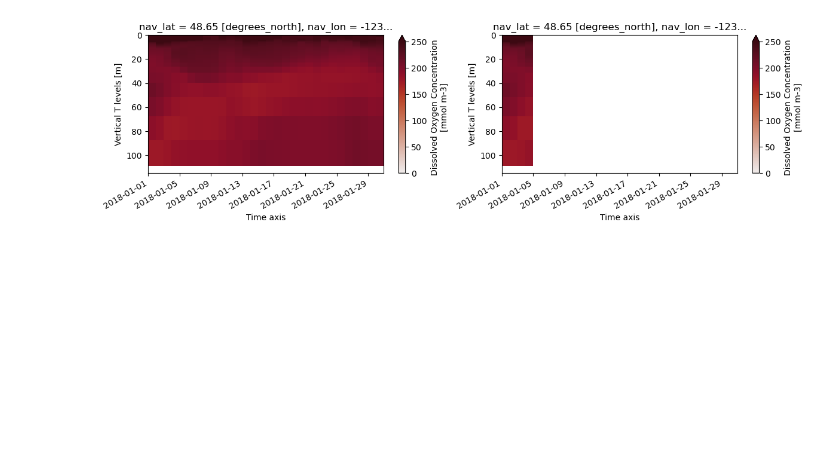
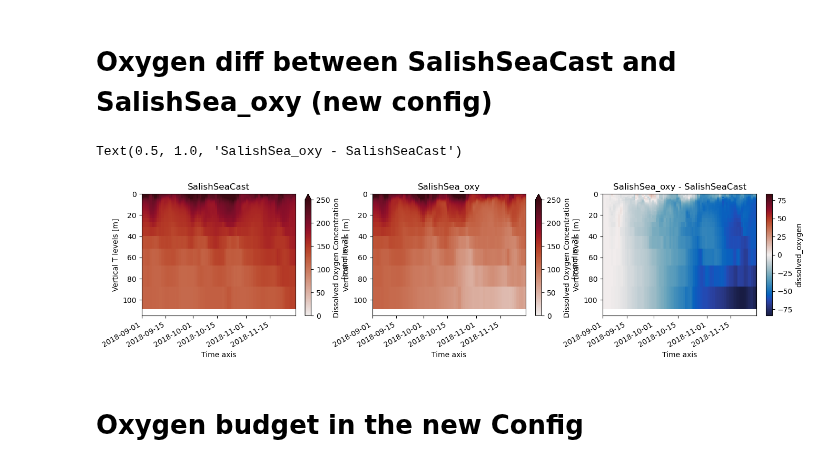
Before and after one commit to SalishSeaCast/analysis-abdoul, a Jupyter notebook: notebooks/salishsea_oxy/tests_salishsea_oxy_diag.ipynb, the cells around one changed output. Drawn from its saved outputs; the diff is of its cells as text; code cells hidden in the pictures; blank space fills up the shorter version.

Commit message:
DO budget in the new Config (SalishSea_oxy) - test

```diff
--- a/notebooks/salishsea_oxy/tests_salishsea_oxy_diag.ipynb
+++ b/notebooks/salishsea_oxy/tests_salishsea_oxy_diag.ipynb
@@ -25,12 +25,16 @@ lonSI2 = -123.44
 latSI1 = 48.5
 latSI2 = 48.695
 # %%
-# dataframe
-df_chemold = xr.open_dataset('/data/atall/MEOPAR/SalishSeaCast/results/daily/SalishSea_1d_201809_chem_T.nc')
-df_chemnewox = xr.open_dataset('/ocean/atall/MOAD/Model/runs/salishsea_oxy/SalishSea_1d_20180901_20181130_chem_T.nc')
-df_diagnew = xr.open_dataset('/ocean/atall/MOAD/Model/runs/salishsea_oxy/SalishSea_1d_20180901_20181130_diag_T.nc')
-df_chemnewox2 = xr.open_dataset('/ocean/atall/MOAD/Model/runs/salishsea_oxy/01_10sep18/SalishSea_1d_20180901_20180910_chem_T.nc')
-df_diagnew2 = xr.open_dataset('/ocean/atall/MOAD/Model/runs/salishsea_oxy/01_10sep18/SalishSea_1d_20180901_20180910_diag_T.nc')
+# sep-nov 2018 SalishSeaCast config
+df_chemold = xr.open_dataset('/data/atall/MEOPAR/SalishSeaCast/results/daily/SalishSea_1d_20180901_20181130_chem_T.nc') #
+
+#sep-nov 2018 SalishSea_oxy config
+df_chemnewox = xr.open_dataset('/ocean/atall/MOAD/Model/runs/salishsea_oxy/with_dia/SalishSea_1d_20180901_20181130_chem_T.nc')
+df_diagnew = xr.open_dataset('/ocean/atall/MOAD/Model/runs/salishsea_oxy/with_dia/SalishSea_1d_20180901_20181130_diag_T.nc')
+
+# 1-10 sep 2018 SalishSea_oxy config
+#df_chemnewox = xr.open_dataset('/ocean/atall/MOAD/Model/runs/salishsea_oxy/01_10sep18/SalishSea_1d_20180901_20180910_chem_T.nc')
+#df_diagnew = xr.open_dataset('/ocean/atall/MOAD/Model/runs/salishsea_oxy/01_10sep18/SalishSea_1d_20180901_20180910_diag_T.nc')
 
 df_chemoldb = xr.open_dataset('/data/atall/MEOPAR/SalishSeaCast/results/daily/SalishSea_1d_201801_chem_T.nc')
 df_chemnewoxb = xr.open_dataset('/ocean/atall/MOAD/Model/runs/salishsea_oxy/2018/jan_dec18/SalishSea_1d_20180101_20181231_chem_T.nc')
@@ -41,9 +45,9 @@ kk, jj, ii = 27, 353, 209 # Patricia bay
 syear = 2018
 eyear = 2018
 smonth = 9
-emonth = 9
+emonth = 11
 startdate = arrow.get(syear, smonth, 1)
-enddate = arrow.get(eyear, emonth, 10)
+enddate = arrow.get(eyear, emonth, 15)
 print (startdate, enddate, jj, ii)
 
 smonth2 = 1
@@ -55,8 +59,16 @@ enddate2 = arrow.get(eyear, emonth2, 31)
+# %% [markdown]
+# Oxygen diff between SalishSeaCast and SalishSea_oxy (new config)
 # %%
-#o2diff18 = df_chemnewoxb.dissolved_oxygen[:4,:kk,jj,ii] - df_chemoldb.dissolved_oxygen[:4,:kk,jj,ii]
+o2diff = df_chemnewox.dissolved_oxygen[:,:kk,jj,ii] - df_chemold.dissolved_oxygen[:,:kk,jj,ii]
 # %%
-fig, ax = plt.subplots(1, 2, figsize = (14, 3))
-df_chemoldb.dissolved_oxygen[:,:kk,jj,ii].plot(ax=ax[0], y="deptht", yincrease=False, cmap=cm.amp, vmin=0, vmax=250, ylim=(115, 0), xlim=(startdate2, enddate2));
-df_chemnewoxb.dissolved_oxygen[:,:kk,jj,ii].plot(ax=ax[1], y="deptht", yincrease=False, cmap=cm.amp, vmin=0, vmax=250, ylim=(115, 0), xlim=(startdate2, enddate2));
+fig, ax = plt.subplots(1, 3, figsize = (16, 3))
+df_chemold.dissolved_oxygen[:,:kk,jj,ii].plot(ax=ax[0], y="deptht", yincrease=False, cmap=cm.amp, vmin=0, vmax=250, ylim=(115, 0), xlim=(startdate, enddate));
+df_chemnewox.dissolved_oxygen[:,:kk,jj,ii].plot(ax=ax[1], y="deptht", yincrease=False, cmap=cm.amp, vmin=0, vmax=250, ylim=(115, 0), xlim=(startdate, enddate));
+o2diff.plot(ax=ax[2], y="deptht", yincrease=False, cmap=cm.balance, ylim=(115, 0), xlim=(startdate, enddate));
+
+ax[0].set_title('SalishSeaCast')
+ax[1].set_title('SalishSea_oxy')
+ax[2].set_title('SalishSea_oxy - SalishSeaCast')
 # %% [output]
+Text(0.5, 1.0, 'SalishSea_oxy - SalishSeaCast')
-[figure, old version]
+[figure, new version]
@@ -64,0 +75,2 @@ o2diff = df_chemnewox2.dissolved_oxygen[:10,:kk,jj,ii] - df_chemold.dissolved_ox
+# %% [markdown]
+# Oxygen budget in the new Config
```
Also changed, not shown: parts of 20 cells of this notebook.
